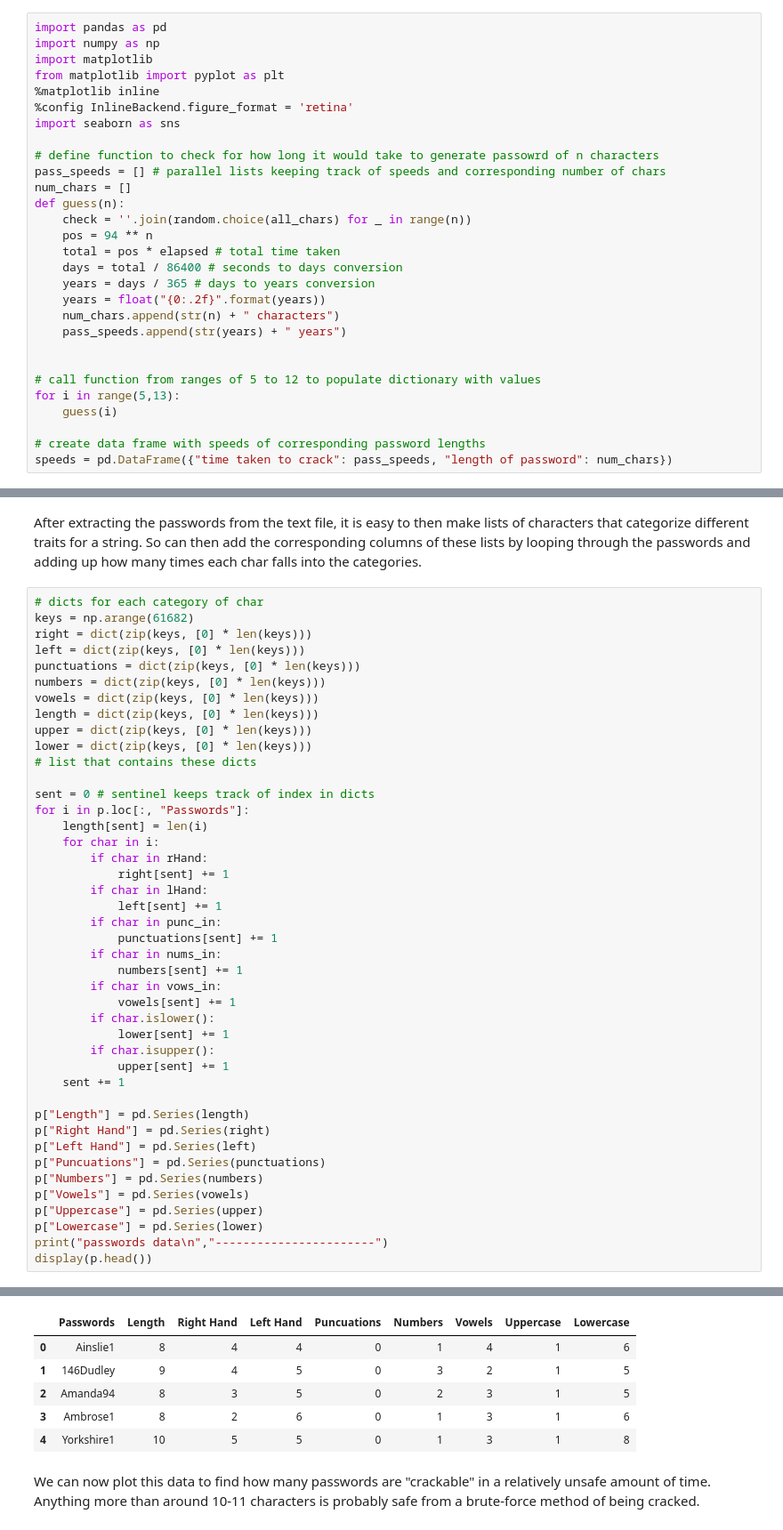
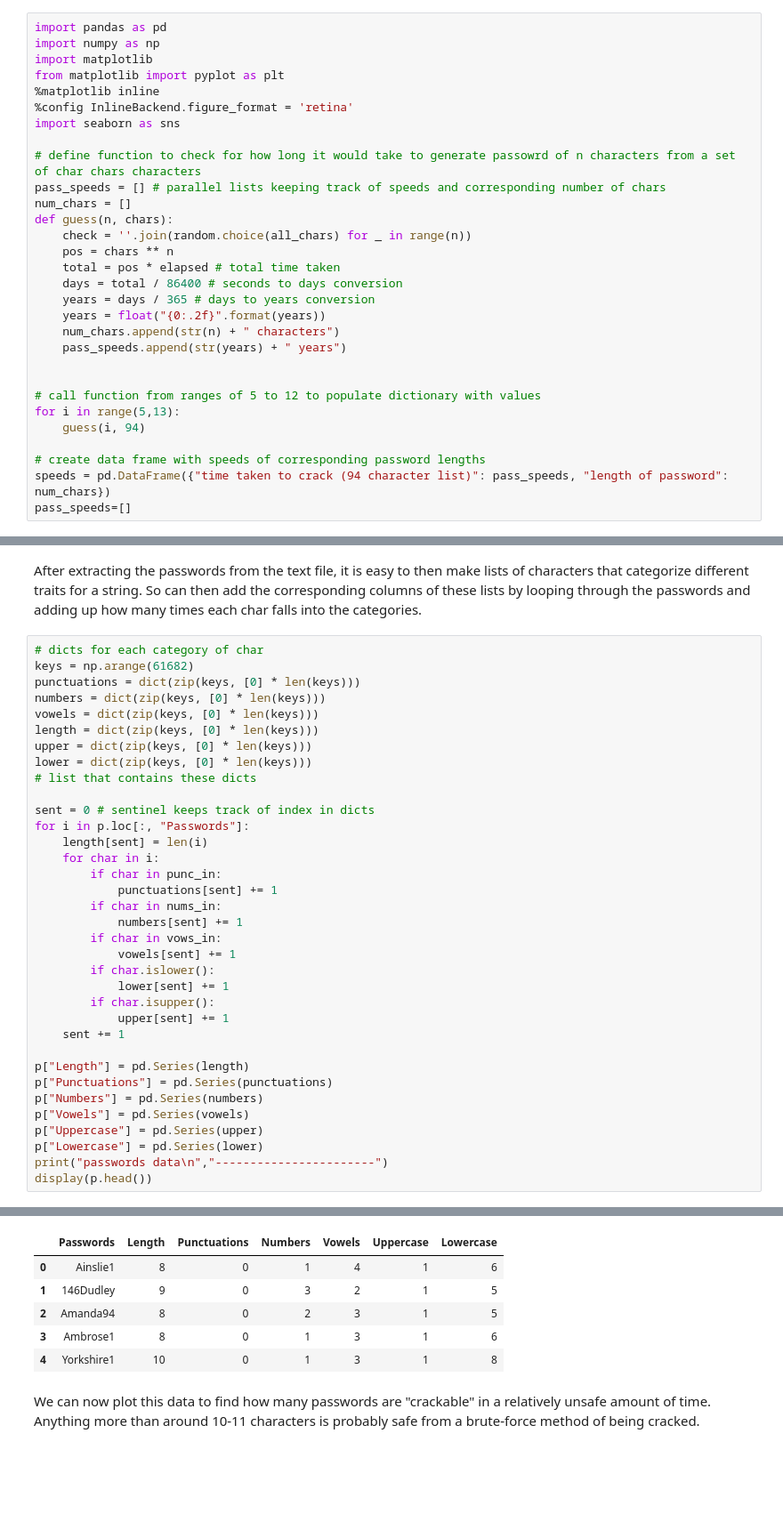
Before and after one commit to yatin-kapur/password-analysis, a Jupyter notebook: password analysis.ipynb, the cells around one changed output, grey strips where cells are left out. Shown at 89% size. Drawn from its saved outputs; the diff is of its cells as text; blank space fills up the shorter version.

```diff
--- a/password analysis.ipynb
+++ b/password analysis.ipynb
@@ -43,12 +43,12 @@ from matplotlib import pyplot as plt
 %config InlineBackend.figure_format = 'retina'
 import seaborn as sns
 
-# define function to check for how long it would take to generate passowrd of n characters
+# define function to check for how long it would take to generate passowrd of n characters from a set of char chars characters
 pass_speeds = [] # parallel lists keeping track of speeds and corresponding number of chars
 num_chars = []
-def guess(n):
+def guess(n, chars):
     check = ''.join(random.choice(all_chars) for _ in range(n))
-    pos = 94 ** n
+    pos = chars ** n
     total = pos * elapsed # total time taken
     days = total / 86400 # seconds to days conversion
     years = days / 365 # days to years conversion
@@ -59,10 +59,11 @@ def guess(n):
 
 # call function from ranges of 5 to 12 to populate dictionary with values
 for i in range(5,13):
-    guess(i)
+    guess(i, 94)
 
 # create data frame with speeds of corresponding password lengths
-speeds = pd.DataFrame({"time taken to crack": pass_speeds, "length of password": num_chars})
+speeds = pd.DataFrame({"time taken to crack (94 character list)": pass_speeds, "length of password": num_chars})
+pass_speeds=[]
 # %% [markdown]
 Look at that, the longer your password is, the longer it will take to crack it using a computer. At this point it is probably right to think that it might be a bit overkill to make a password of anything near 9 characters. But remember that these operations can be made easier with synchronization of more than one computer together, and these computers that which can probably operate at much, much higher speeds than mine. This website https://www.password-depot.com/know-how/brute-force-attacks.htm shows to us that in the http://www.distributed.net/RC5/en project, multiple contributors can try up to a total of 800 billion keys per second. And this drastically decreases the amount of time needed to crack passwords of a length between 5-12.
 # %%
@@ -146,8 +141,6 @@ After extracting the passwords from the text file, it is easy to then make lists
 # %%
 # dicts for each category of char
 keys = np.arange(61682)
-right = dict(zip(keys, [0] * len(keys)))
-left = dict(zip(keys, [0] * len(keys)))
 punctuations = dict(zip(keys, [0] * len(keys)))
 numbers = dict(zip(keys, [0] * len(keys)))
 vowels = dict(zip(keys, [0] * len(keys)))
@@ -155,46 +148,40 @@ length = dict(zip(keys, [0] * len(keys)))
 upper = dict(zip(keys, [0] * len(keys)))
 lower = dict(zip(keys, [0] * len(keys)))
 # list that contains these dicts
 
 sent = 0 # sentinel keeps track of index in dicts
 for i in p.loc[:, "Passwords"]:
     length[sent] = len(i)
     for char in i:
-        if char in rHand:
-            right[sent] += 1
-        if char in lHand:
-            left[sent] += 1
         if char in punc_in:
             punctuations[sent] += 1
         if char in nums_in:
             numbers[sent] += 1
         if char in vows_in:
             vowels[sent] += 1
         if char.islower():
             lower[sent] += 1
         if char.isupper():
             upper[sent] += 1
     sent += 1
 
 p["Length"] = pd.Series(length)
-p["Right Hand"] = pd.Series(right)
-p["Left Hand"] = pd.Series(left)
-p["Puncuations"] = pd.Series(punctuations)
+p["Punctuations"] = pd.Series(punctuations)
 p["Numbers"] = pd.Series(numbers)
 p["Vowels"] = pd.Series(vowels)
 p["Uppercase"] = pd.Series(upper)
 p["Lowercase"] = pd.Series(lower)
 print("passwords data\n","-----------------------")
 display(p.head())
 # %% [output]
 passwords data
  -----------------------
-|  | Passwords | Length | Right Hand | Left Hand | Puncuations | Numbers | Vowels | Uppercase | Lowercase |
-| 0 | Ainslie1 | 8 | 4 | 4 | 0 | 1 | 4 | 1 | 6 |
-| 1 | 146Dudley | 9 | 4 | 5 | 0 | 3 | 2 | 1 | 5 |
-| 2 | Amanda94 | 8 | 3 | 5 | 0 | 2 | 3 | 1 | 5 |
-| 3 | Ambrose1 | 8 | 2 | 6 | 0 | 1 | 3 | 1 | 6 |
-| 4 | Yorkshire1 | 10 | 5 | 5 | 0 | 1 | 3 | 1 | 8 |
+|  | Passwords | Length | Punctuations | Numbers | Vowels | Uppercase | Lowercase |
+| 0 | Ainslie1 | 8 | 0 | 1 | 4 | 1 | 6 |
+| 1 | 146Dudley | 9 | 0 | 3 | 2 | 1 | 5 |
+| 2 | Amanda94 | 8 | 0 | 2 | 3 | 1 | 5 |
+| 3 | Ambrose1 | 8 | 0 | 1 | 3 | 1 | 6 |
+| 4 | Yorkshire1 | 10 | 0 | 1 | 3 | 1 | 8 |
 # %% [markdown]
 We can now plot this data to find how many passwords are "crackable" in a relatively unsafe amount of time. Anything more than around 10-11 characters is probably safe from a brute-force method of being cracked.
 # %%
```
Also changed, not shown: parts of 16 cells of this notebook.
